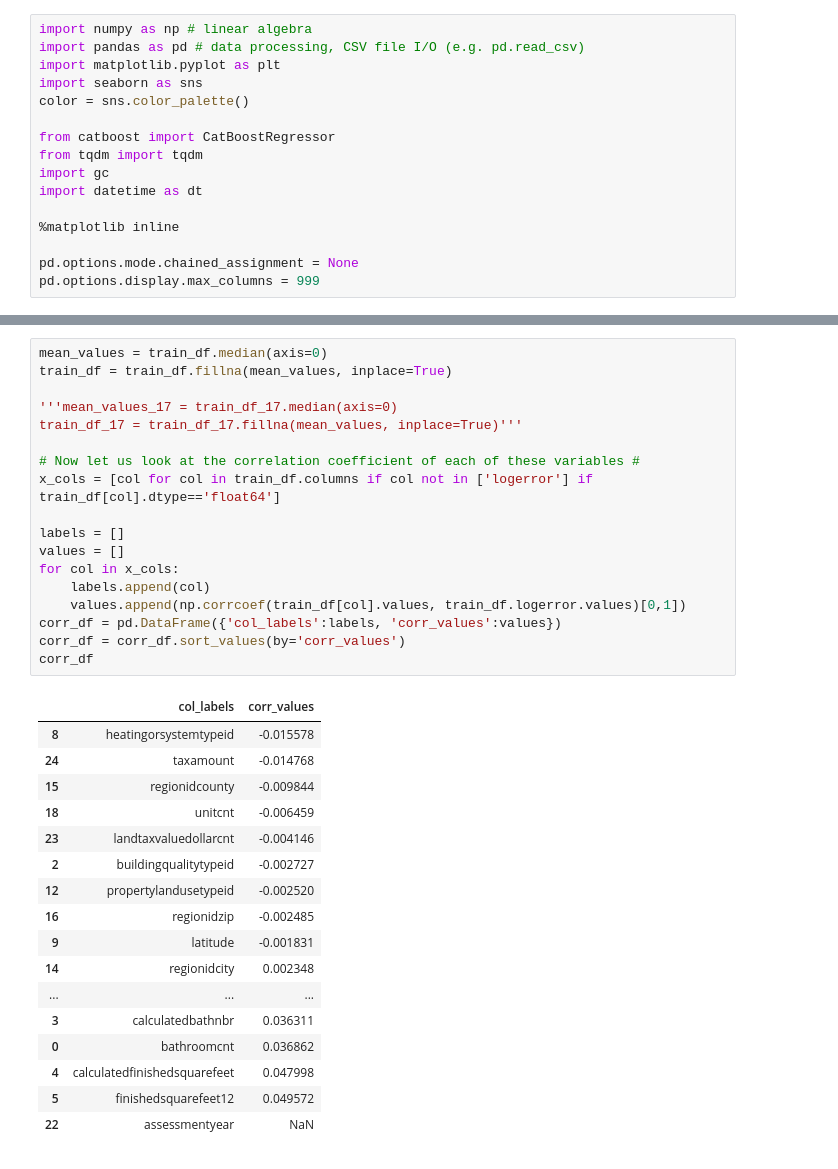
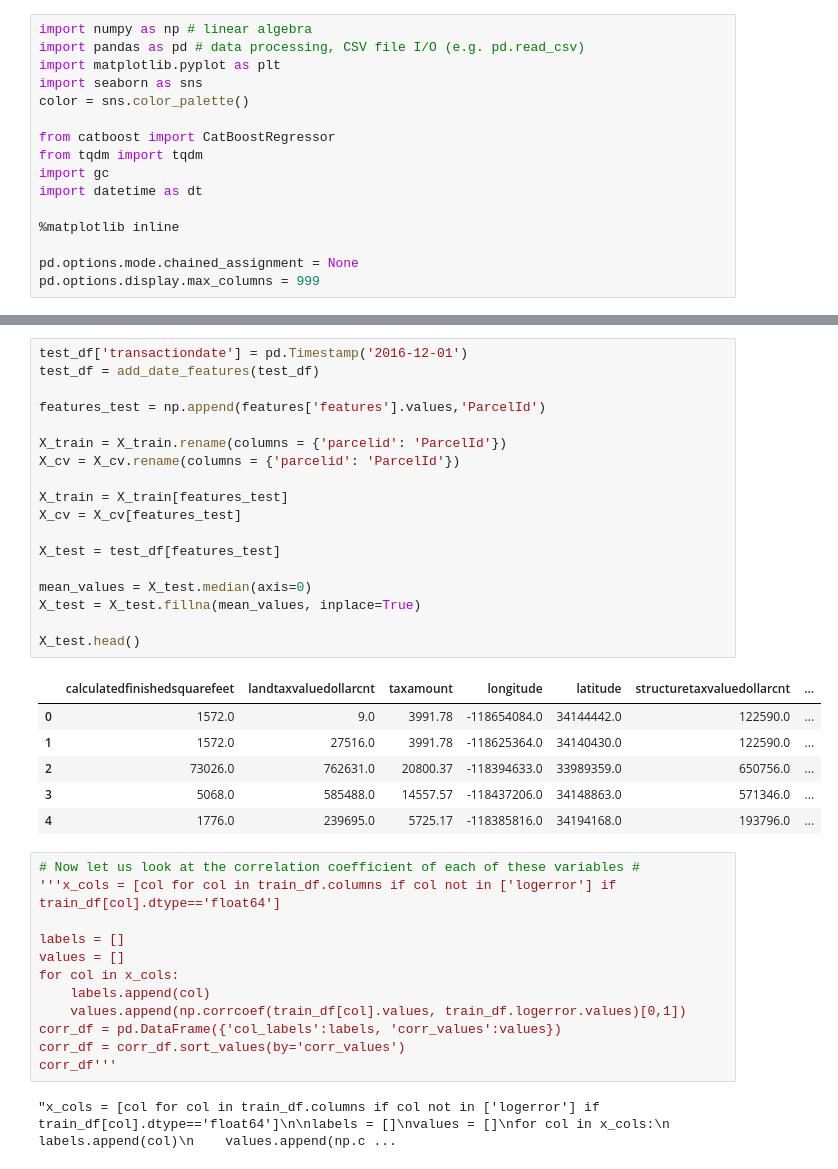
Before and after one commit to wluo-personal/AlphaBoosting, a Jupyter notebook: masaki/zillow.ipynb, the cells around one changed output, grey strips where cells are left out. Cells and saved outputs as stored; diff of their text form.

```diff
--- a/masaki/zillow.ipynb
+++ b/masaki/zillow.ipynb
@@ -91,12 +144,31 @@ train_df.head()
+# %%
+test_df['transactiondate'] = pd.Timestamp('2016-12-01')
+test_df = add_date_features(test_df)
+
+features_test = np.append(features['features'].values,'ParcelId')
+
+X_train = X_train.rename(columns = {'parcelid': 'ParcelId'})
+X_cv = X_cv.rename(columns = {'parcelid': 'ParcelId'})
+
+X_train = X_train[features_test]
+X_cv = X_cv[features_test]
+
+X_test = test_df[features_test]
+
+mean_values = X_test.median(axis=0)
+X_test = X_test.fillna(mean_values, inplace=True)
+
+X_test.head()
+# %% [output]
+|  | calculatedfinishedsquarefeet | landtaxvaluedollarcnt | taxamount | longitude | latitude | structuretaxvaluedollarcnt | ... |
+| 0 | 1572.0 | 9.0 | 3991.78 | -118654084.0 | 34144442.0 | 122590.0 | ... |
+| 1 | 1572.0 | 27516.0 | 3991.78 | -118625364.0 | 34140430.0 | 122590.0 | ... |
+| 2 | 73026.0 | 762631.0 | 20800.37 | -118394633.0 | 33989359.0 | 650756.0 | ... |
+| 3 | 5068.0 | 585488.0 | 14557.57 | -118437206.0 | 34148863.0 | 571346.0 | ... |
+| 4 | 1776.0 | 239695.0 | 5725.17 | -118385816.0 | 34194168.0 | 193796.0 | ... |
 # %%
-mean_values = train_df.median(axis=0)
-train_df = train_df.fillna(mean_values, inplace=True)
-
-'''mean_values_17 = train_df_17.median(axis=0)
-train_df_17 = train_df_17.fillna(mean_values, inplace=True)'''
-
 # Now let us look at the correlation coefficient of each of these variables #
-x_cols = [col for col in train_df.columns if col not in ['logerror'] if train_df[col].dtype=='float64']
+'''x_cols = [col for col in train_df.columns if col not in ['logerror'] if train_df[col].dtype=='float64']
 
 labels = []
 values = []
@@ -105,23 +177,7 @@ for col in x_cols:
     values.append(np.corrcoef(train_df[col].values, train_df.logerror.values)[0,1])
 corr_df = pd.DataFrame({'col_labels':labels, 'corr_values':values})
 corr_df = corr_df.sort_values(by='corr_values')
-corr_df
+corr_df'''
 # %% [output]
-|  | col_labels | corr_values |
-| 8 | heatingorsystemtypeid | -0.015578 |
-| 24 | taxamount | -0.014768 |
-| 15 | regionidcounty | -0.009844 |
-| 18 | unitcnt | -0.006459 |
-| 23 | landtaxvaluedollarcnt | -0.004146 |
-| 2 | buildingqualitytypeid | -0.002727 |
-| 12 | propertylandusetypeid | -0.002520 |
-| 16 | regionidzip | -0.002485 |
-| 9 | latitude | -0.001831 |
-| 14 | regionidcity | 0.002348 |
-| ... | ... | ... |
-| 3 | calculatedbathnbr | 0.036311 |
-| 0 | bathroomcnt | 0.036862 |
-| 4 | calculatedfinishedsquarefeet | 0.047998 |
-| 5 | finishedsquarefeet12 | 0.049572 |
-| 22 | assessmentyear | NaN |
+"x_cols = [col for col in train_df.columns if col not in ['logerror'] if train_df[col].dtype=='float64']\n\nlabels = []\nvalues = []\nfor col in x_cols:\n    labels.append(col)\n    values.append(np.c ...
 # %%
```
Also changed, not shown: parts of 33 cells of this notebook.
